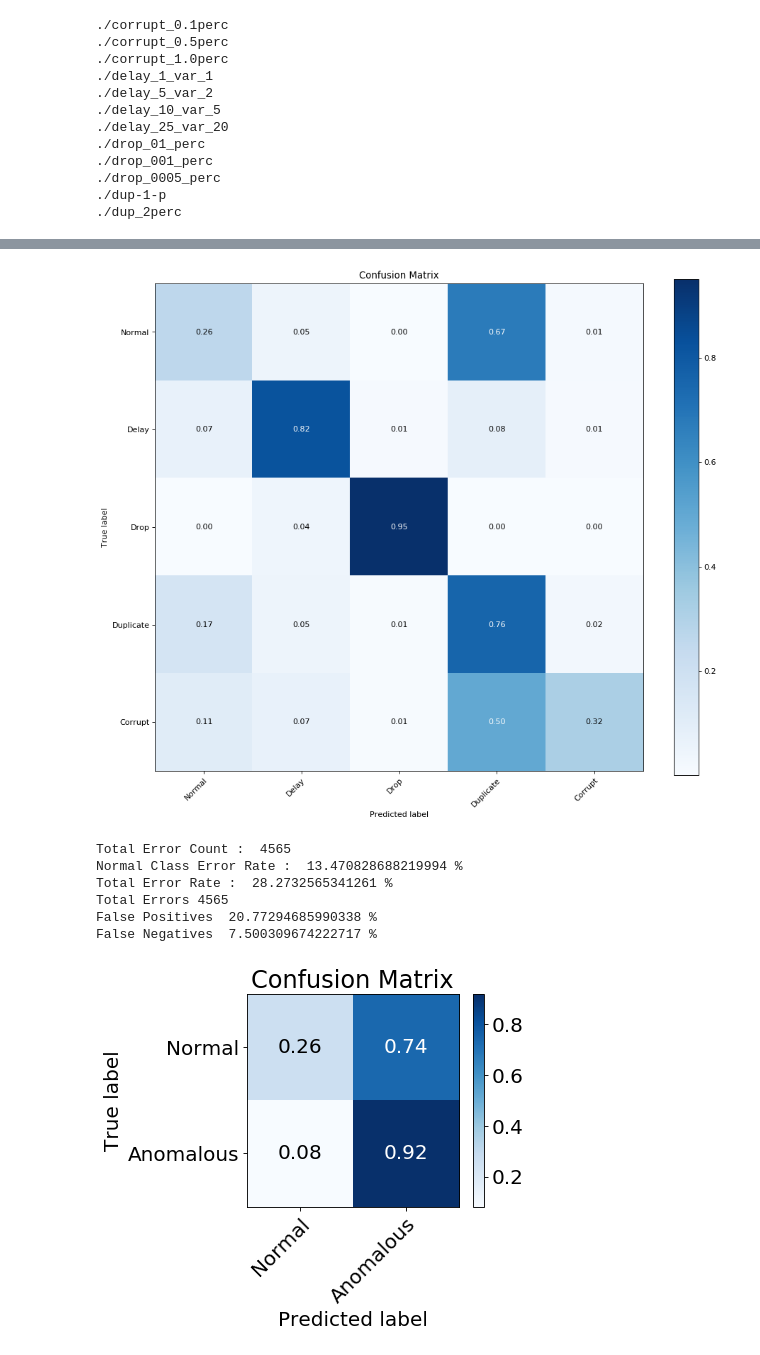
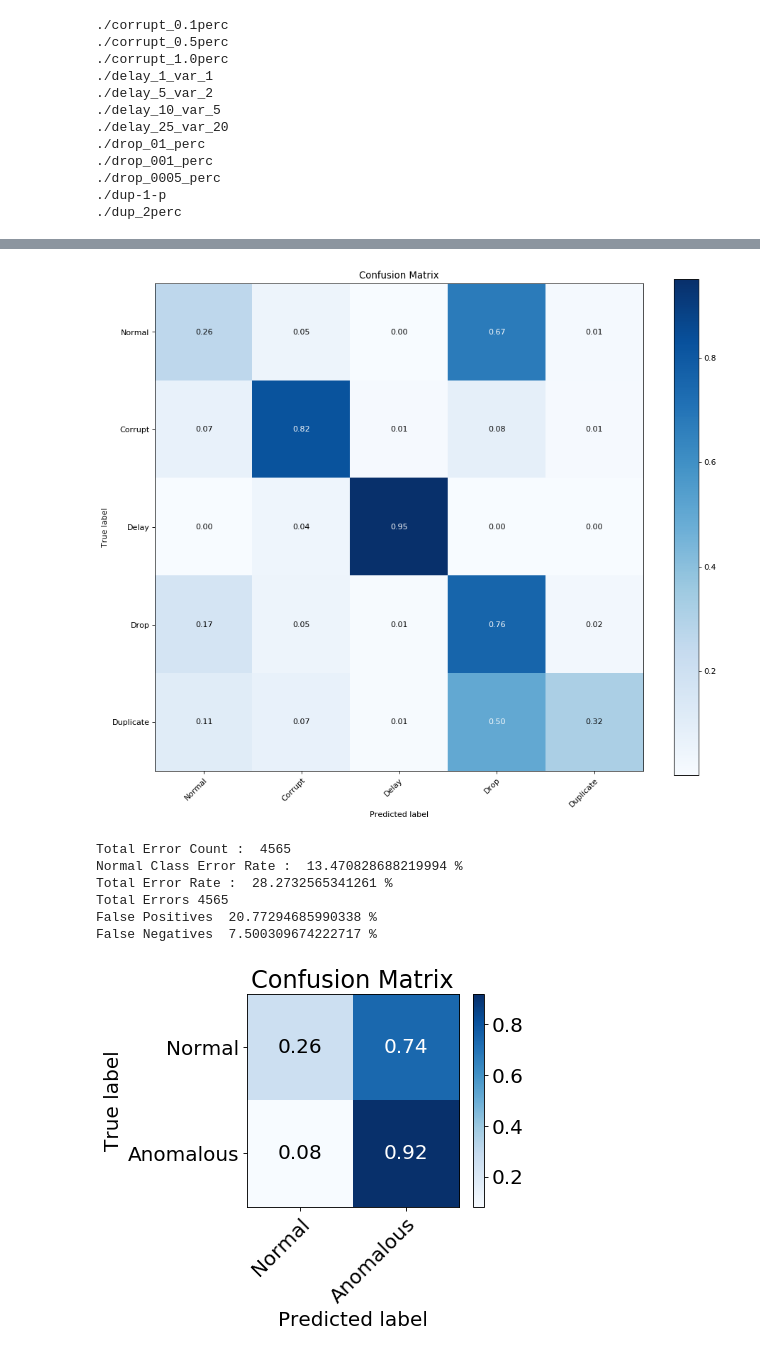
Before and after one commit to davidgabriel42/hpc3-7-17, a Jupyter notebook: Anomaly Detection Notebook.ipynb, the cells around one changed output, grey strips where cells are left out. Drawn from its saved outputs; the diff is of its cells as text; code cells hidden in the pictures.

```diff
--- a/Anomaly Detection Notebook.ipynb
+++ b/Anomaly Detection Notebook.ipynb
@@ -350,8 +316,0 @@ pd.DataFrame(all_data)
-# %%
-
-all_data = np.concatenate((normal,
-                           corr_01, corr_05, corr_10,
-                           delay_1_1, delay_5_2,delay_10_5,delay_25_20,
-                           drop_01, drop_001, drop_0005,
-                           dup_1, dup_2))
-all_data
@@ -388,8 +333,9 @@ m_labels  = np.ones(len(dup_1))       *13
 n_labels  = np.ones(len(dup_2))       *14
 
 data_labels = np.concatenate((a_labels, b_labels, c_labels, d_labels, e_labels,
-                              f_labels, g_labels, h_labels, i_labels, j_labels,
-                             k_labels, m_labels, n_labels))
+                              f_labels, g_labels, h_labels,
+                              i_labels, j_labels, k_labels,
+                              m_labels, n_labels))
 
 a_labels  = np.ones(len(normal  ))    *1
 b_labels  = np.ones(len(corr_01  ))   *2
@@ -406,5 +352,11 @@ m_labels  = np.ones(len(dup_1))       *5
 n_labels  = np.ones(len(dup_2))       *5
 
 anom_type_data_labels = np.concatenate((a_labels, b_labels, c_labels, d_labels, e_labels,
-                                        f_labels, g_labels, h_labels, i_labels, j_labels,
-                                        k_labels, m_labels, n_labels))
+                                        f_labels, g_labels, h_labels,
+                                        i_labels, j_labels, k_labels,
+                                        m_labels, n_labels))
+# %%
+from sklearn.model_selection import train_test_split
+
+train_data, test_data, train_labels, test_labels = train_test_split(all_data,
+                                                                    anom_type_data_labels, test_size=0.45, random_state=0)
@@ -410,0 +437,5 @@ anom_type_data_labels = np.concatenate((a_labels, b_labels, c_labels, d_labels,
+# %%
+from sklearn.model_selection import train_test_split
+
+train_data, test_data, train_labels, test_labels = train_test_split(all_data,
+                                                                    anom_type_data_labels, test_size=0.45, random_state=1)
@@ -422,7 +525,7 @@ predicted_labels = clf.predict(test_data)
 
 from sklearn.metrics import confusion_matrix
 
-class_names = ["Normal", "Delay", "Drop", "Duplicate","Corrupt"]
+class_names = ["Normal", "Corrupt", "Delay", "Drop", "Duplicate"]
 
 plot_confusion_matrix(test_labels, predicted_labels, normalize=True,classes=class_names, title='Confusion Matrix')
 plt.show()
@@ -454,34 +557,34 @@ for i in range(len(predicted_labels)):
         if predicted_labels[i] == 1:
             false_neg += 1
         # detected anomaly, but it normal
         else:
             false_pos += 1
 print ("Total Errors", error_cnt)
 print ("False Positives ", false_pos/ float(len(predicted_labels)) * 100, "%")
 print ("False Negatives ", false_neg/ float(len(predicted_labels)) * 100, "%")
 
 
 shortened_predicted = []
 shortened_test_label = []
 for i in range(len(predicted_labels)):
     if predicted_labels[i] == 1:
         shortened_predicted.append(1)
     else:
         shortened_predicted.append(2)
     if test_labels[i] == 1:
         shortened_test_label.append(1)
     else:
         shortened_test_label.append(2)
 
 short_class_names = ["Normal", "Anomalous"]
 
 
 
 plot_confusion_matrix(shortened_test_label, shortened_predicted, normalize=True,classes=short_class_names,
                       title='Confusion Matrix', font_size=18, fig_size=(6,5))
 plt.show()
 # %% [output]
-[figure, old version]
+[figure, new version]
 Total Error Count :  4565
 Normal Class Error Rate :  13.470828688219994 %
 Total Error Rate :  28.2732565341261 %
```
Also changed, not shown: parts of 15 cells of this notebook, 2 other files.
